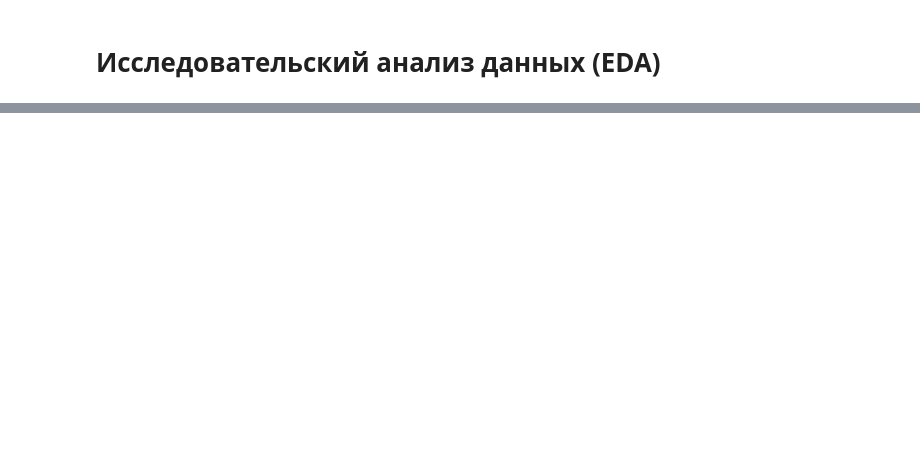
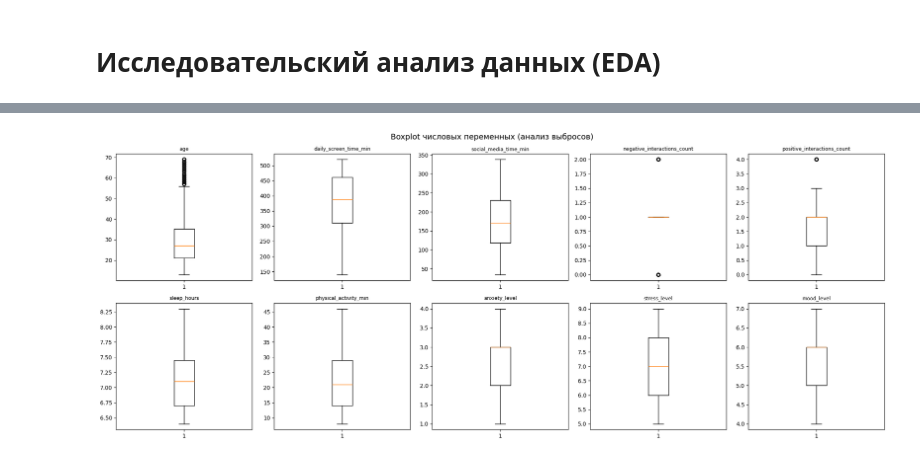
Before and after one commit to foboskd/socmedmental, a Jupyter notebook: socmenthelth.ipynb, the cells around one changed output, grey strips where cells are left out. Drawn from its saved outputs; the diff is of its cells as text; code cells hidden in the pictures; blank space fills up the shorter version.

```diff
--- a/socmenthelth.ipynb
+++ b/socmenthelth.ipynb
@@ -690,0 +262,4 @@ for model_name, model in models.items():
+# %%
+# Проверка уникальных значений категориальных переменных
+for col in ['gender', 'platform', 'mental_state']:
+    print(f"\n{col}: {df[col].unique()} (всего {df[col].nunique()} значений)")
@@ -690,0 +276,30 @@ for model_name, model in models.items():
+# %%
+# Анализ выбросов методом IQR
+numeric_vars = ['age', 'daily_screen_time_min', 'social_media_time_min',
+                'negative_interactions_count', 'positive_interactions_count',
+                'sleep_hours', 'physical_activity_min', 'anxiety_level',
+                'stress_level', 'mood_level']
+
+outlier_summary = []
+for col in numeric_vars:
+    Q1 = df[col].quantile(0.25)
+    Q3 = df[col].quantile(0.75)
+    IQR = Q3 - Q1
+    lower = Q1 - 1.5 * IQR
+    upper = Q3 + 1.5 * IQR
+    n_outliers = ((df[col] < lower) | (df[col] > upper)).sum()
+    outlier_summary.append({
+        'Признак': col,
+        'Мин': df[col].min(),
+        'Q1': Q1,
+        'Медиана': df[col].median(),
+        'Q3': Q3,
+        'Макс': df[col].max(),
+        'Нижняя граница': round(lower, 2),
+        'Верхняя граница': round(upper, 2),
+        'Выбросы': n_outliers,
+        '% выбросов': round(n_outliers / len(df) * 100, 2)
+    })
+
+outlier_df = pd.DataFrame(outlier_summary)
+outlier_df
@@ -690,0 +318,12 @@ for model_name, model in models.items():
+# %%
+# Визуализация выбросов - boxplot для всех числовых переменных
+fig, axes = plt.subplots(2, 5, figsize=(20, 8))
+axes = axes.flatten()
+for i, col in enumerate(numeric_vars):
+    axes[i].boxplot(df[col])
+    axes[i].set_title(col, fontsize=9)
+plt.suptitle('Boxplot числовых переменных (анализ выбросов)', fontsize=14)
+plt.tight_layout()
+plt.show()
+# %% [output]
+[figure, added]
```
Also changed, not shown: parts of 115 cells of this notebook.
